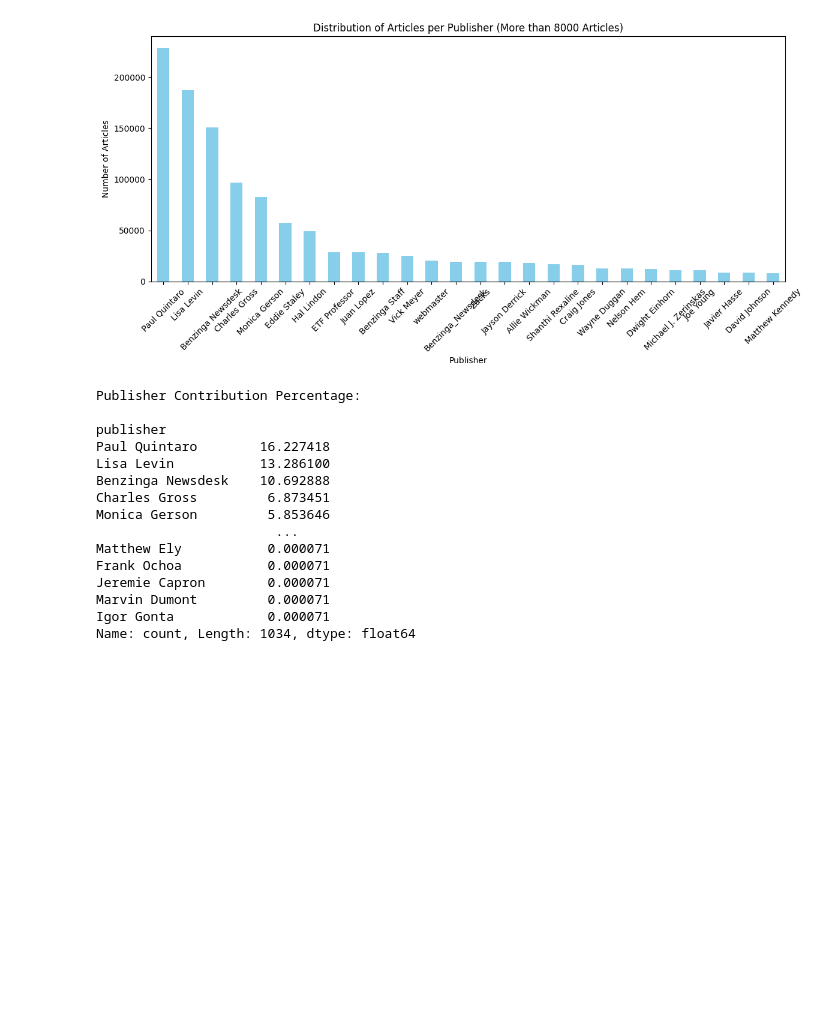
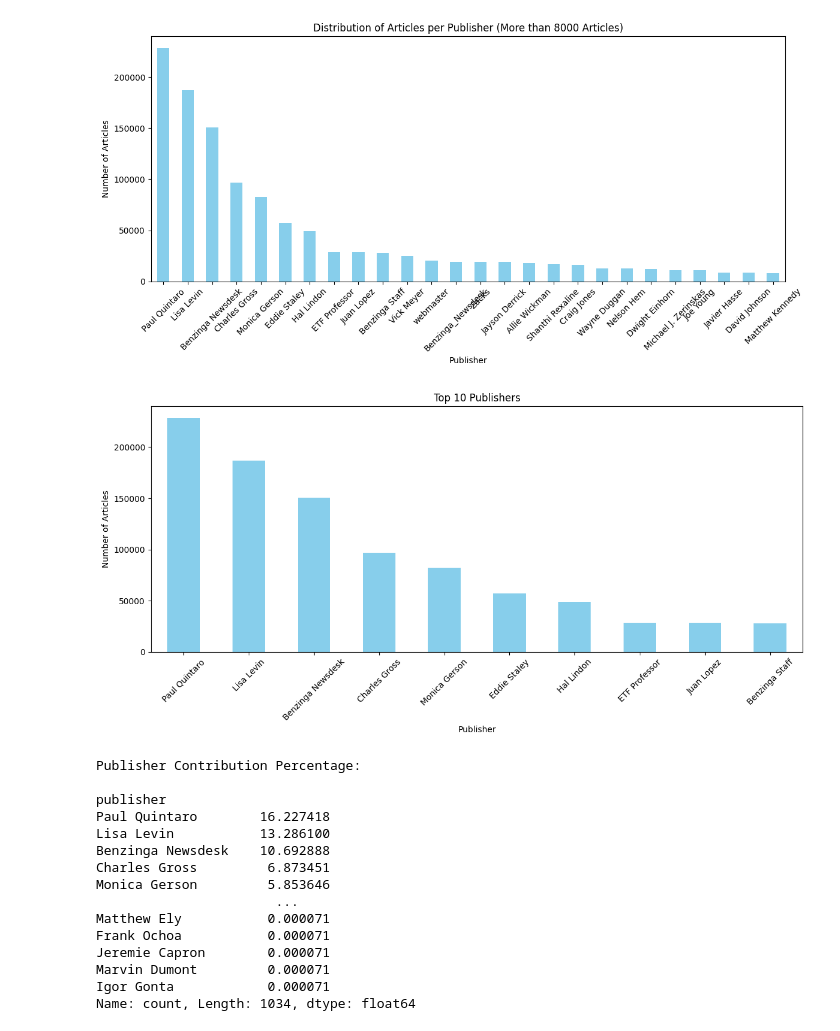
Before and after one commit to Gashaye1023/Predicting-Price-Moves-with-Sentiment, a Jupyter notebook: notebooks/Main.ipynb, the cells around one changed output. Cells and saved outputs as stored; diff of their text form; code cells hidden in the pictures; blank space fills up the shorter version.

```diff
--- a/notebooks/Main.ipynb
+++ b/notebooks/Main.ipynb
@@ -5,7 +5,7 @@ import seaborn as sns
 from statsmodels.tsa.seasonal import seasonal_decompose
 import numpy as np
 # %%
-df= pd.read_csv("../yfinance_data/raw_analyst_ratings.csv")
+df= pd.read_csv("../raw_analyst_ratings.csv")
 # %% [markdown]
 Descriptive Statistics:
 # %%
@@ -329,6 +338,27 @@ plt.tight_layout()
 plt.show()
 # %% [output]
 [figure]
+# %%
+# Count articles per publisher
+articles_per_publisher = df['publisher'].value_counts()
+
+# Filter publishers with more than 8000 articles
+filtered_publishers = articles_per_publisher[articles_per_publisher > 8000]
+
+# Select top 10 publishers
+top_publishers = filtered_publishers.head(10)
+
+# Plotting
+plt.figure(figsize=(12, 6))
+top_publishers.plot(kind='bar', color='skyblue')
+plt.title('Top 10 Publishers')
+plt.xlabel('Publisher')
+plt.ylabel('Number of Articles')
+plt.xticks(rotation=45)
+plt.tight_layout()
+plt.show()
+# %% [output]
+[figure, added]
 # %%
 # Percentage contribution of each publisher
 publisher_percentage = (articles_per_publisher / articles_per_publisher.sum()) * 100
```
Also changed, not shown: parts of 23 cells of this notebook.
